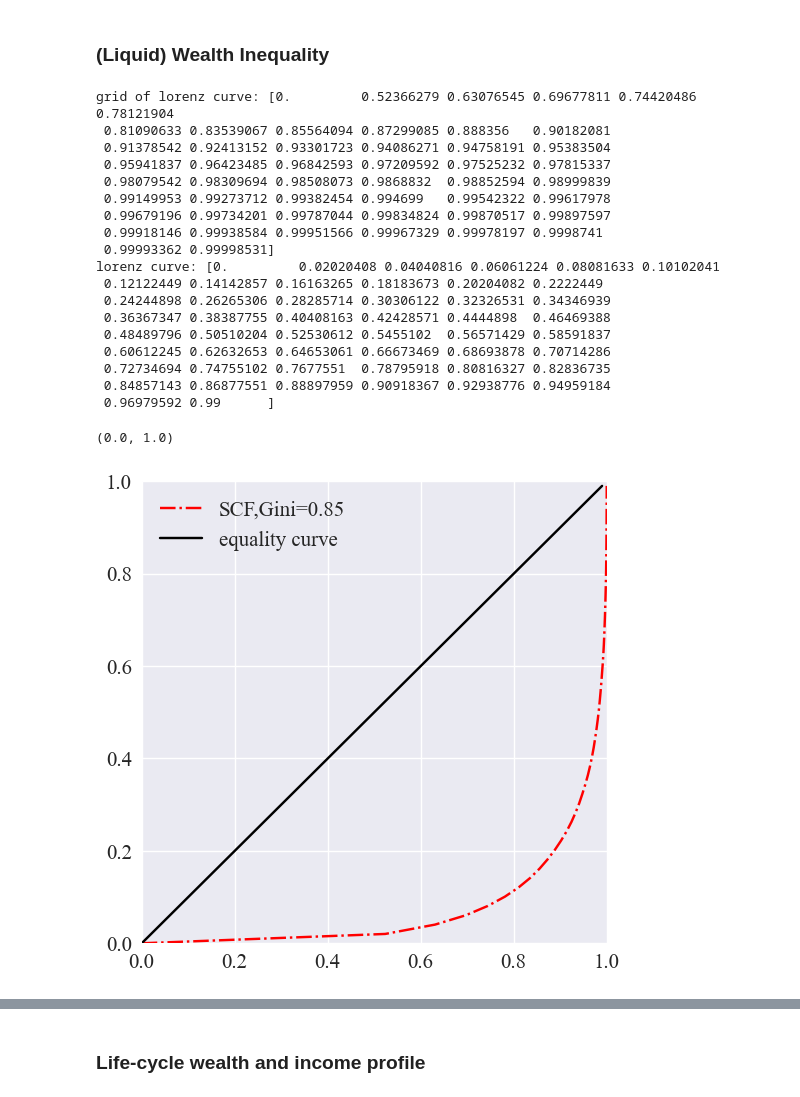
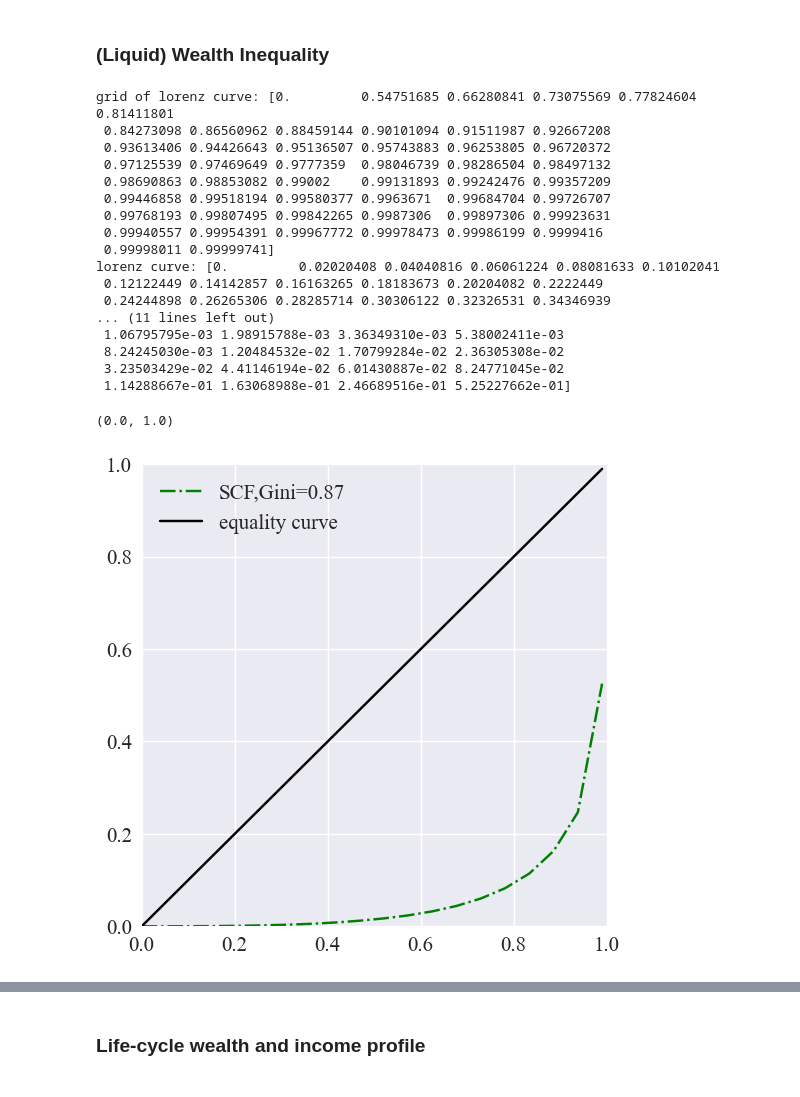
Before and after one commit to iworld1991/SCF, a Jupyter notebook: pythoncode/SCFData.ipynb, the cells around one changed output, grey strips where cells are left out. Drawn from its saved outputs; the diff is of its cells as text; code cells hidden in the pictures.

Commit message:
added inverse lorenz curve calculation from population share to wealth share

```diff
--- a/pythoncode/SCFData.ipynb
+++ b/pythoncode/SCFData.ipynb
@@ -92,8 +92,8 @@ list(df.columns)
 ## make new variables
 #df['lqwealth'] = df['liq']+df['govtbnd']+df['obnd']+df['stocks']+df['nmmf'] - df['ccbal']
 ## Kaplan, Violante, and Weidner (2014)/Econmetrica paper definition
-
-df['lqwealth'] = df['liq']+df['govtbnd'] - df['ccbal']
+df['lqwealth'] = df['liq']+df['govtbnd']+df['nmmf']-df['stmutf']-df['obmutf'] - df['ccbal']
+#df['lqwealth'] = df['liq']+df['govtbnd'] - df['ccbal']
 
 ### filters and clean variables
 df = df[(df['age']>=25) & (df['age']<=85)]
@@ -217,47 +217,56 @@ mean net liquid wealth/income ratio:  0.17
 # %%
 from Utility import get_lorenz_curve, get_gini, weighted_percentiles, figureprefs
 
 SCF_lq_share_agents_ap, SCF_lq_share_ap = get_lorenz_curve(df, 'lqwealth', 'wgt',nb_share_grid = 50)
 print('grid of lorenz curve:', SCF_lq_share_agents_ap)
 print('lorenz curve:', SCF_lq_share_ap)
 
 gini_lq_SCF = get_gini(df, 'lqwealth', 'wgt')
 
+SCF_lq_share_agents_ap_inverse, SCF_lq_share_ap_inverse = get_lorenz_curve(df, 'lqwealth', 'wgt',nb_share_grid = 20,how='population_to_wealth')
+print('grid of lorenz curve:', SCF_lq_share_agents_ap_inverse)
+print('lorenz curve:', SCF_lq_share_ap_inverse)
+
+
 ## plot lorenz curve
 fig, ax = plt.subplots(figsize=(6,6))
 
-ax.plot(SCF_lq_share_agents_ap,
-        SCF_lq_share_ap, 'r-.',
+#ax.plot(SCF_lq_share_agents_ap,
+#        SCF_lq_share_ap, 'r-.',
+#        label='SCF (inversely calcualted),Gini={}'.format(round(gini_lq_SCF,2)))
+
+ax.plot(SCF_lq_share_agents_ap_inverse,
+        SCF_lq_share_ap_inverse, 'g-.',
         label='SCF,Gini={}'.format(round(gini_lq_SCF,2)))
+
 ax.plot(SCF_lq_share_ap,
         SCF_lq_share_ap,
         'k-',
         label='equality curve')
 
 ax.legend()
 plt.xlim([0,1])
 plt.ylim([0,1])
 # %% [output]
-grid of lorenz curve: [0.         0.52366279 0.63076545 0.69677811 0.74420486 0.78121904
- 0.81090633 0.83539067 0.85564094 0.87299085 0.888356   0.90182081
- 0.91378542 0.92413152 0.93301723 0.94086271 0.94758191 0.95383504
- 0.95941837 0.96423485 0.96842593 0.97209592 0.97525232 0.97815337
- 0.98079542 0.98309694 0.98508073 0.9868832  0.98852594 0.98999839
- 0.99149953 0.99273712 0.99382454 0.994699   0.99542322 0.99617978
- 0.99679196 0.99734201 0.99787044 0.99834824 0.99870517 0.99897597
- 0.99918146 0.99938584 0.99951566 0.99967329 0.99978197 0.9998741
- 0.99993362 0.99998531]
+grid of lorenz curve: [0.         0.54751685 0.66280841 0.73075569 0.77824604 0.81411801
+ 0.84273098 0.86560962 0.88459144 0.90101094 0.91511987 0.92667208
+ 0.93613406 0.94426643 0.95136507 0.95743883 0.96253805 0.96720372
+ 0.97125539 0.97469649 0.9777359  0.98046739 0.98286504 0.98497132
+ 0.98690863 0.98853082 0.99002    0.99131893 0.99242476 0.99357209
+ 0.99446858 0.99518194 0.99580377 0.9963671  0.99684704 0.99726707
+ 0.99768193 0.99807495 0.99842265 0.9987306  0.99897306 0.99923631
+ 0.99940557 0.99954391 0.99967772 0.99978473 0.99986199 0.9999416
+ 0.99998011 0.99999741]
 lorenz curve: [0.         0.02020408 0.04040816 0.06061224 0.08081633 0.10102041
  0.12122449 0.14142857 0.16163265 0.18183673 0.20204082 0.2222449
  0.24244898 0.26265306 0.28285714 0.30306122 0.32326531 0.34346939
- 0.36367347 0.38387755 0.40408163 0.42428571 0.4444898  0.46469388
- 0.48489796 0.50510204 0.52530612 0.5455102  0.56571429 0.58591837
- 0.60612245 0.62632653 0.64653061 0.66673469 0.68693878 0.70714286
- 0.72734694 0.74755102 0.7677551  0.78795918 0.80816327 0.82836735
- 0.84857143 0.86877551 0.88897959 0.90918367 0.92938776 0.94959184
- 0.96979592 0.99      ]
+... (11 lines left out)
+ 1.06795795e-03 1.98915788e-03 3.36349310e-03 5.38002411e-03
+ 8.24245030e-03 1.20484532e-02 1.70799284e-02 2.36305308e-02
+ 3.23503429e-02 4.41146194e-02 6.01430887e-02 8.24771045e-02
+ 1.14288667e-01 1.63068988e-01 2.46689516e-01 5.25227662e-01]
 (0.0, 1.0)
-[figure, old version]
+[figure, new version]
 # %%
 ## plot a different version of lorenz curve with percentile of wealth and more details
 
```
Also changed, not shown: parts of 6 cells of this notebook, 1 other file.
